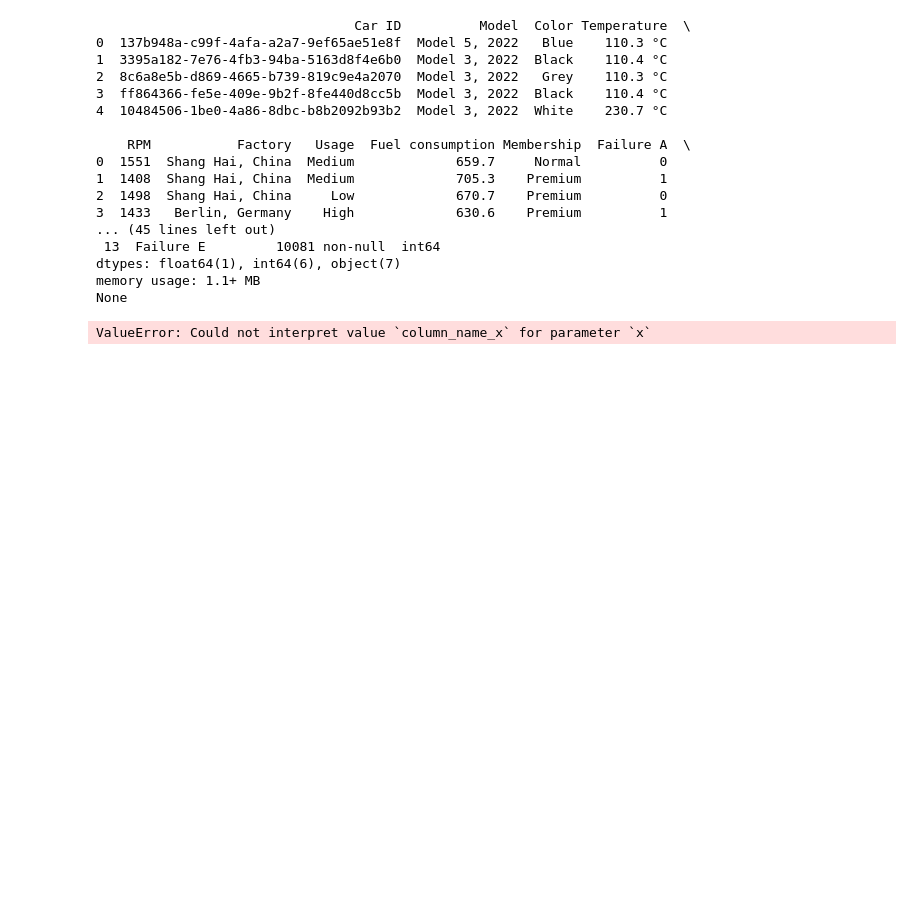
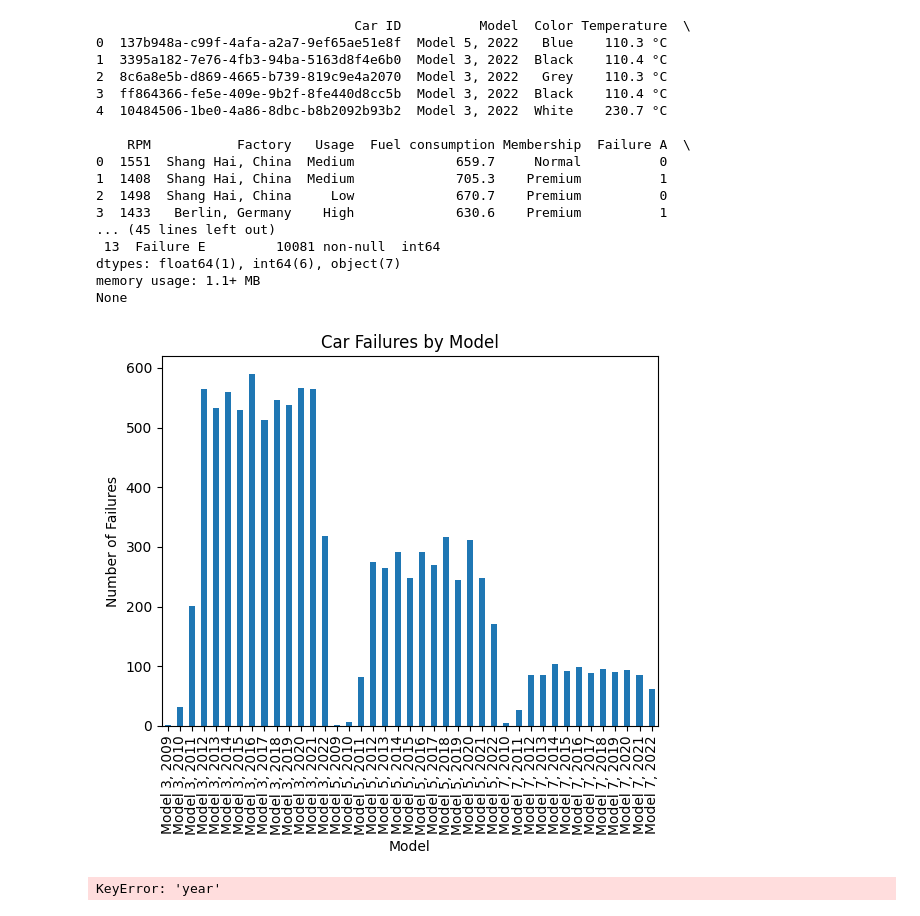
Before and after one commit to Jianwei07/aiap13-liaw-jian-wei, a Jupyter notebook: eda.ipynb, the cells around one changed output. Cells and saved outputs as stored; diff of their text form; code cells hidden in the pictures; blank space fills up the shorter version.

Commit message:
Trial 3, managed to create bar chart data to group failures by years

```diff
--- a/eda.ipynb
+++ b/eda.ipynb
@@ -9,33 +9,67 @@ conn = sqlite3.connect('failure.db')
 data = pd.read_sql_query("SELECT * FROM Failure", conn)
 
 # Use the head() method to display the first few rows of the data
 print(data.head())
 
 # Use the describe() method to get summary statistics of the data
 print(data.describe())
 
 # Use the info() method to get information about the data
 print(data.info())
 
-# Create a scatter plot of two columns using seaborn
-sns.scatterplot(x="column_name_x", y="column_name_y", data=data)
+# Use the groupby() method to group the data by the 'Model' column
+make_group = data.groupby('Model')
+
+# Use the size() method to get the number of failures for each make
+make_failures = make_group.size()
+
+# Use the plot() method to create a bar chart of the number of failures by make
+make_failures.plot(kind='bar')
+plt.xlabel('Model')
+plt.ylabel('Number of Failures')
+plt.title('Car Failures by Model')
 plt.show()
+
+# Use the groupby() method to group the data by the 'year' column
+year_group = data.groupby('year')
+
+# Use the size() method to get the number of failures for each year
+year_failures = year_group.size()
+
+# Use the plot() method to create a line chart of the number of failures by year
+year_failures.plot(kind='line')
+plt.xlabel('Year')
+plt.ylabel('Number of Failures')
+plt.title('Car Failures by Year')
+plt.show()
+
+# Use the groupby() method to group the data by the 'failure' column
+failure_group = data.groupby('failure')
+
+# Use the size() method to get the number of occurrences for each failure type
+failure_occurrences = failure_group.size()
+
+# Use the pie() method to create a pie chart of the occurrences of failure types
+failure_occurrences.plot(kind='pie')
+plt.title('Car Failure Occurrences')
+plt.show()
 # %% [output]
                                  Car ID          Model  Color Temperature  \
 0  137b948a-c99f-4afa-a2a7-9ef65ae51e8f  Model 5, 2022   Blue    110.3 °C
 1  3395a182-7e76-4fb3-94ba-5163d8f4e6b0  Model 3, 2022  Black    110.4 °C
 2  8c6a8e5b-d869-4665-b739-819c9e4a2070  Model 3, 2022   Grey    110.3 °C
 3  ff864366-fe5e-409e-9b2f-8fe440d8cc5b  Model 3, 2022  Black    110.4 °C
 4  10484506-1be0-4a86-8dbc-b8b2092b93b2  Model 3, 2022  White    230.7 °C
 
     RPM           Factory   Usage  Fuel consumption Membership  Failure A  \
 0  1551  Shang Hai, China  Medium             659.7     Normal          0
 1  1408  Shang Hai, China  Medium             705.3    Premium          1
 2  1498  Shang Hai, China     Low             670.7    Premium          0
 3  1433   Berlin, Germany    High             630.6    Premium          1
 ... (45 lines left out)
  13  Failure E         10081 non-null  int64
 dtypes: float64(1), int64(6), object(7)
 memory usage: 1.1+ MB
 None
+[figure, added]
-ValueError: Could not interpret value `column_name_x` for parameter `x`
+KeyError: 'year'
```
